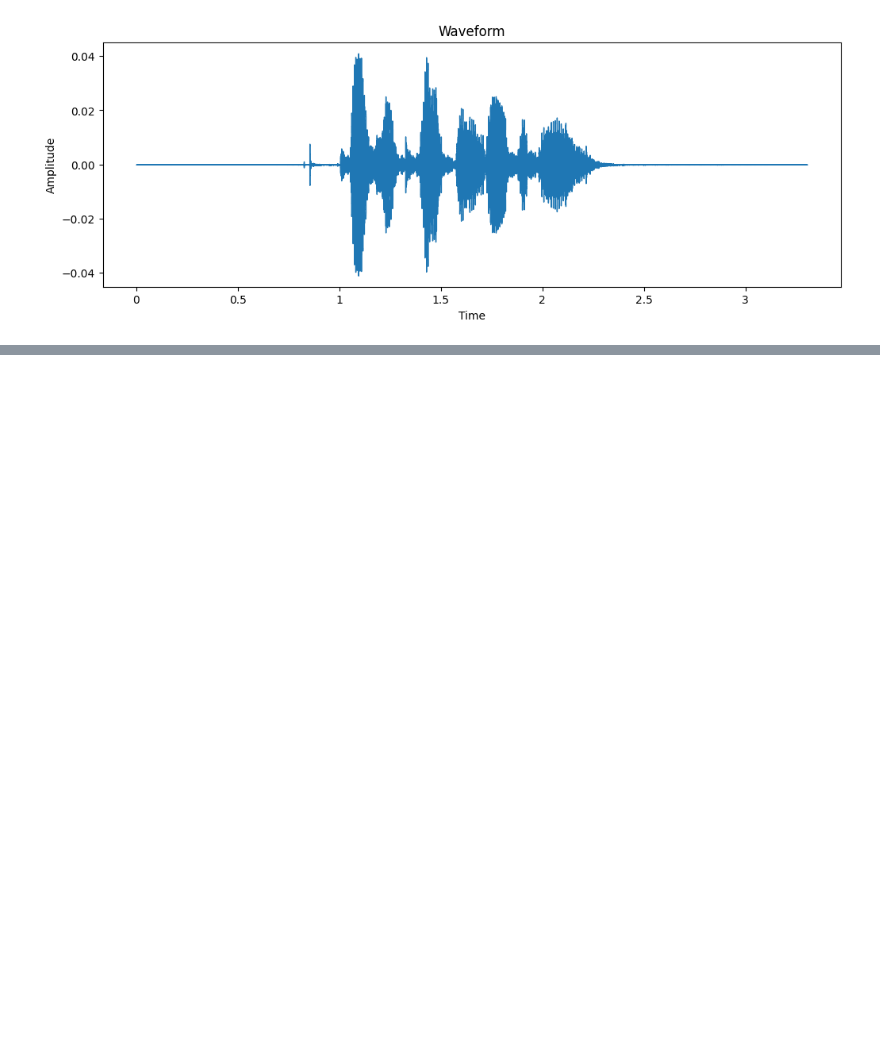
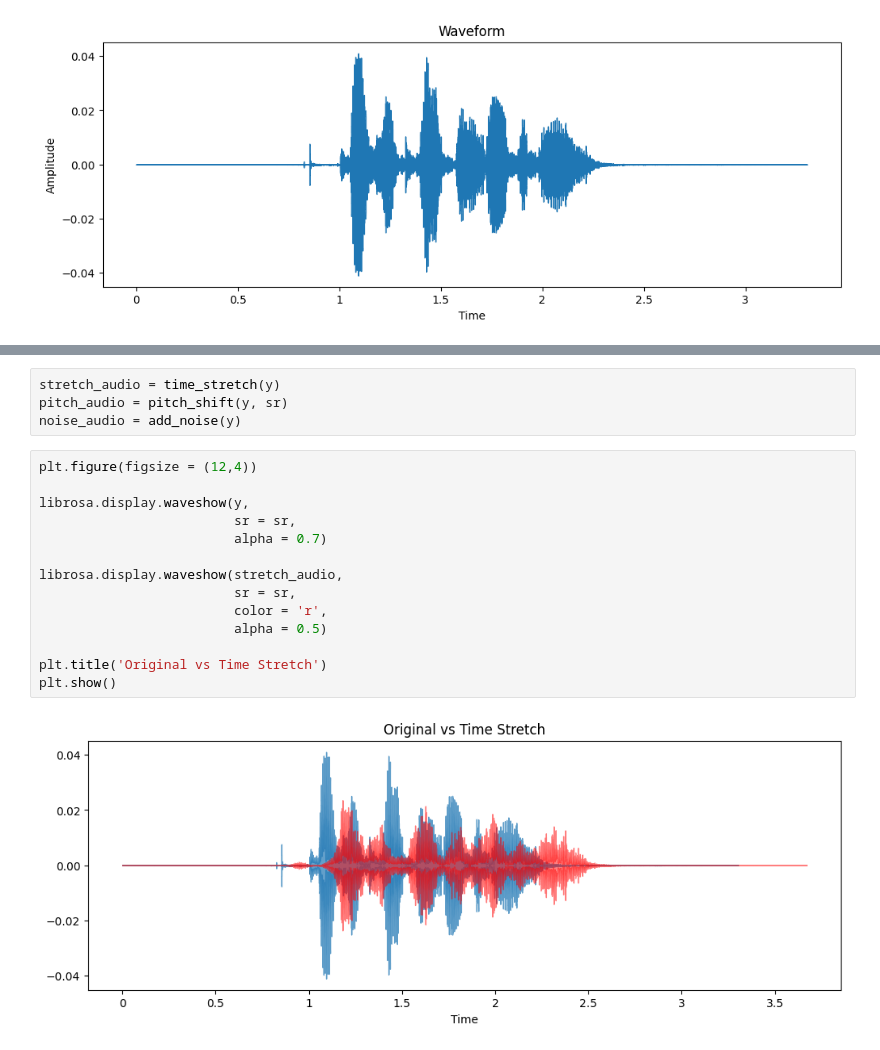
Before and after one commit to Dhanraj-SH/VoiceIQ, a Jupyter notebook: ml_service/notebook/01_eda.ipynb, the cells around one changed output, grey strips where cells are left out. Saved outputs shown, nothing was run; the diff lists cells and outputs as text; blank space fills up the shorter version.

```diff
--- a/ml_service/notebook/01_eda.ipynb
+++ b/ml_service/notebook/01_eda.ipynb
@@ -34,0 +75,20 @@ plt.show()
+# %%
+stretch_audio = time_stretch(y)
+pitch_audio = pitch_shift(y, sr)
+noise_audio = add_noise(y)
+# %%
+plt.figure(figsize = (12,4))
+
+librosa.display.waveshow(y,
+                         sr = sr,
+                         alpha = 0.7)
+
+librosa.display.waveshow(stretch_audio,
+                         sr = sr,
+                         color = 'r',
+                         alpha = 0.5)
+
+plt.title('Original vs Time Stretch')
+plt.show()
+# %% [output]
+[figure, added]
```
Also changed, not shown: parts of 11 cells of this notebook, 2 other files.
